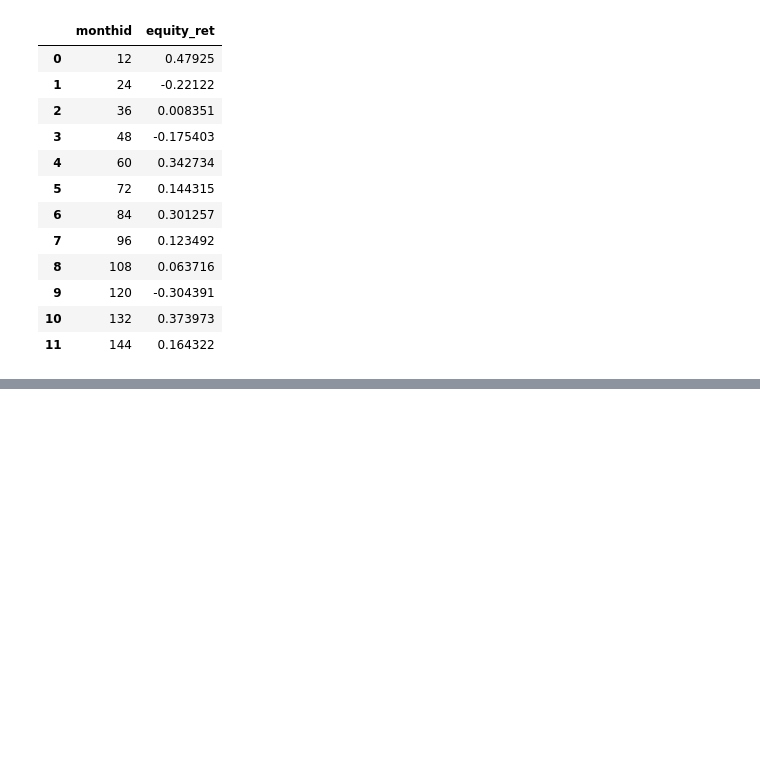
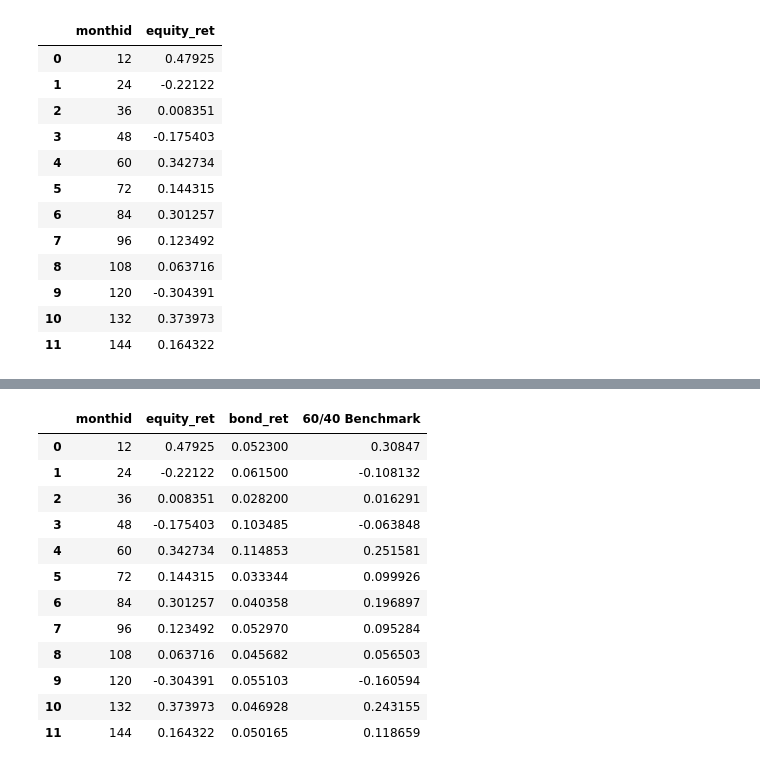
Before and after one commit to uWaterloo-CFM/CFM-301, a Jupyter notebook: Case 2/Case 2 Question 3.ipynb, the cells around one changed output, grey strips where cells are left out. Saved outputs shown, nothing was run; the diff lists cells and outputs as text; code cells hidden in the pictures; blank space fills up the shorter version.

```diff
--- a/Case 2/Case 2 Question 3.ipynb
+++ b/Case 2/Case 2 Question 3.ipynb
@@ -81,0 +190,2 @@ portfolio_rets
+# %%
+rf_returns = rf[rf["DATEFF"] <= "2002-03-31" ]
@@ -81,0 +212,10 @@ portfolio_rets
+# %%
+# Add rf bond yields
+counter = 0
+for i in range(0, len(rf_returns), 12):
+    if i + 12 == len(rf_returns):
+        portfolio_rets.loc[counter, "bond_ret"] = rf_returns.loc[i:, "RF"].sum()
+    else:
+        portfolio_rets.loc[counter, "bond_ret"] = rf_returns.loc[i:i+12, "RF"].sum()
+    counter += 1
+portfolio_rets
@@ -81,0 +236,7 @@ portfolio_rets
+# %%
+# Add bond yields from XBB
+counter = 3
+for i in range(12, len(bond_portfolio_monthly), 12):
+    portfolio_rets.loc[counter, "bond_ret"] = (bond_portfolio_monthly.loc[i, "portfolio value"] / bond_portfolio_monthly.loc[i - 12, "portfolio value"]) - 1
+    counter += 1
+portfolio_rets
@@ -81,0 +257,19 @@ portfolio_rets
+# %%
+# Now we can calculate the 60/40 portfolio return
+portfolio_rets["60/40 Benchmark"] = portfolio_rets["equity_ret"] * 0.6 + portfolio_rets["bond_ret"] * 0.4
+# %%
+portfolio_rets
+# %% [output]
+|  | monthid | equity_ret | bond_ret | 60/40 Benchmark |
+| 0 | 12 | 0.47925 | 0.052300 | 0.30847 |
+| 1 | 24 | -0.22122 | 0.061500 | -0.108132 |
+| 2 | 36 | 0.008351 | 0.028200 | 0.016291 |
+| 3 | 48 | -0.175403 | 0.103485 | -0.063848 |
+| 4 | 60 | 0.342734 | 0.114853 | 0.251581 |
+| 5 | 72 | 0.144315 | 0.033344 | 0.099926 |
+| 6 | 84 | 0.301257 | 0.040358 | 0.196897 |
+| 7 | 96 | 0.123492 | 0.052970 | 0.095284 |
+| 8 | 108 | 0.063716 | 0.045682 | 0.056503 |
+| 9 | 120 | -0.304391 | 0.055103 | -0.160594 |
+| 10 | 132 | 0.373973 | 0.046928 | 0.243155 |
+| 11 | 144 | 0.164322 | 0.050165 | 0.118659 |
```
Also changed, not shown: parts of 19 cells of this notebook, 3 other files.
